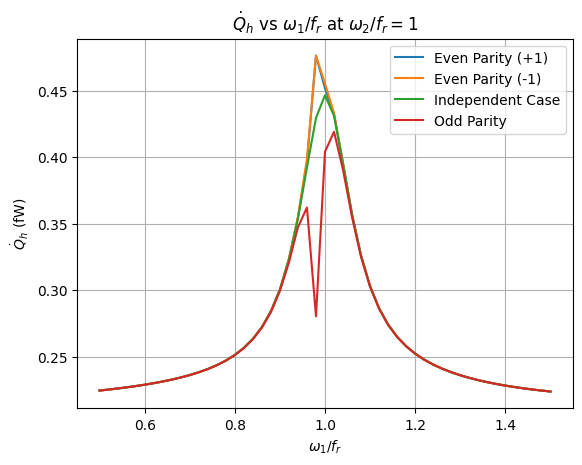
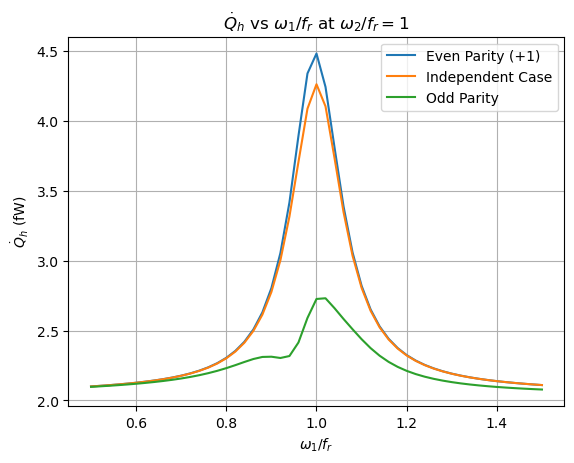
Unified diff of the notebook cell whose output changed from the first chart to the second:
--- before
+++ after
@@ -4,5 +4,5 @@
 ind = (130.559162011*Q_ind[:, 24])
 sub = (130.559162011*Q_coll_sub[:, 24])
-sup_2 = (130.559162011*Q_coll_sup_even[:, 24])
+#sup_2 = (130.559162011*Q_coll_sup_even[:, 24])
 #i1_axis = w_vals  # in mA
 
@@ -10,5 +10,5 @@
 
 plt.plot(w_vals, sup, label = 'Even Parity (+1)')
-plt.plot(w_vals, sup_2, label = 'Even Parity (-1)')
+#plt.plot(w_vals, sup_2, label = 'Even Parity (-1)')
 plt.plot(w_vals, ind, label = 'Independent Case')
 plt.plot(w_vals, sub, label = 'Odd Parity')

Commit: includes ABCD matrix simulation as well as some additional new ideas